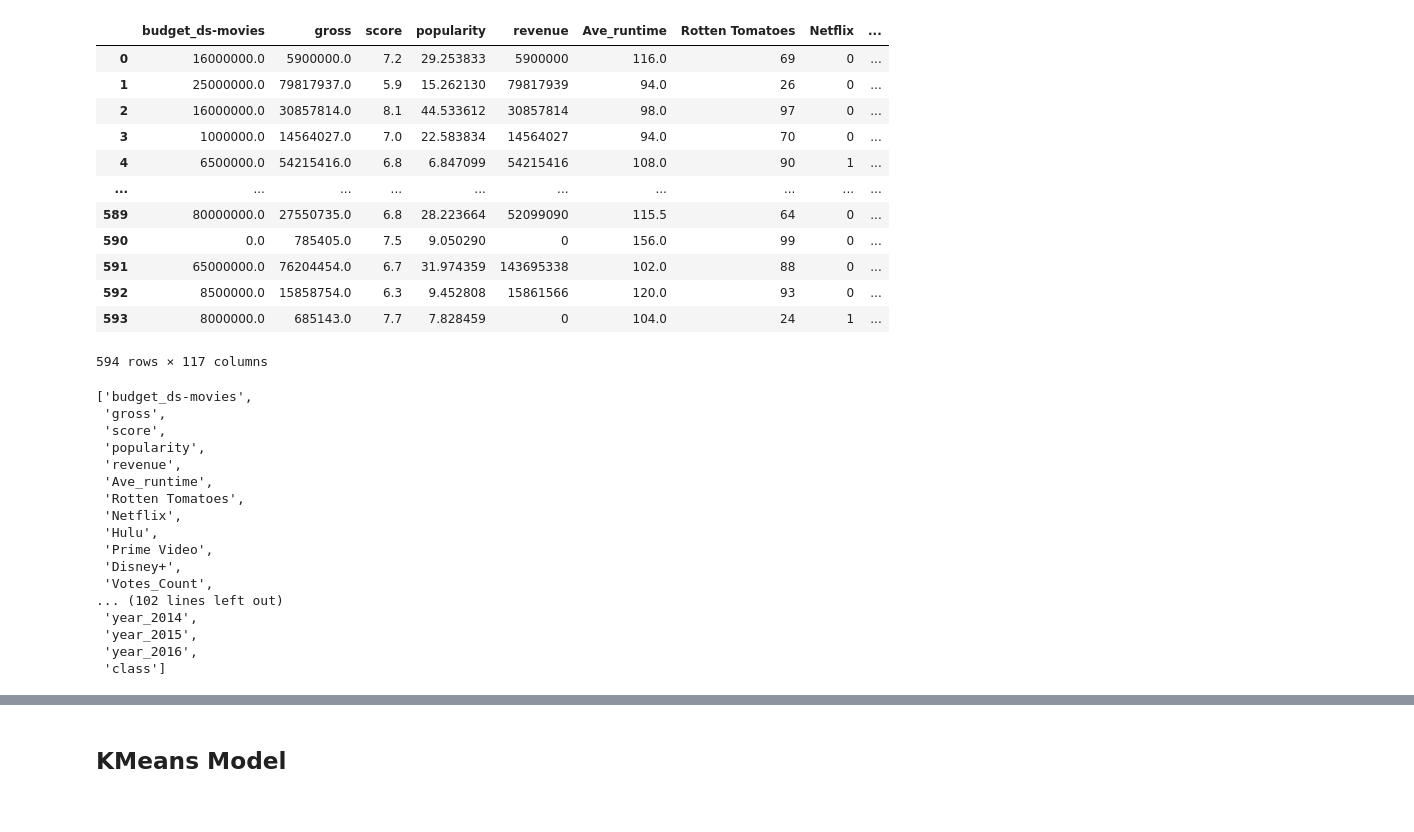
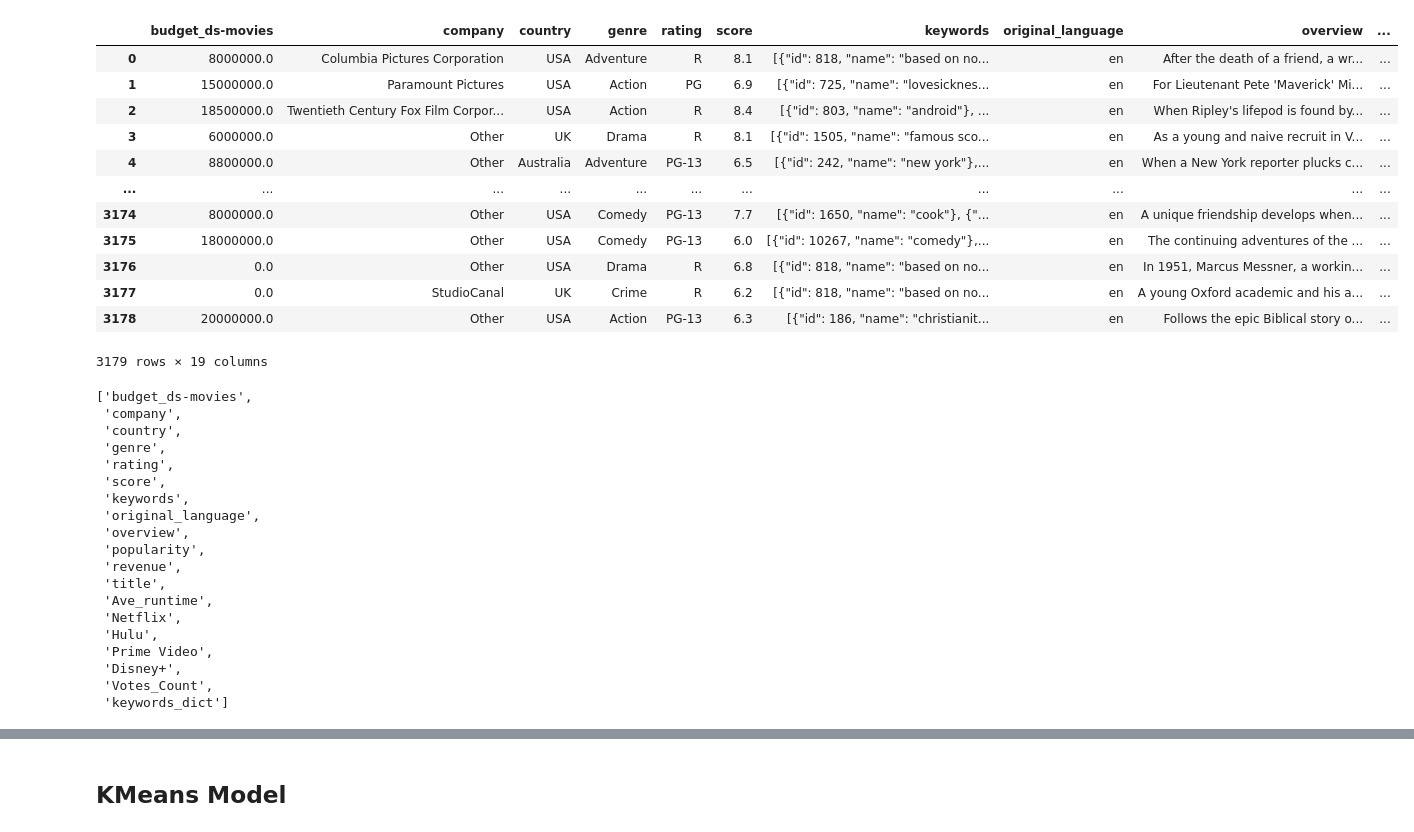
Before and after one commit to Daniel-Schroeder15/Movies_project, a Jupyter notebook: KMeans_Movies.ipynb, the cells around one changed output, grey strips where cells are left out. Saved outputs shown, nothing was run; the diff lists cells and outputs as text; code cells hidden in the pictures.

```diff
--- a/KMeans_Movies.ipynb
+++ b/KMeans_Movies.ipynb
@@ -10,39 +7,41 @@ from sklearn.cluster import KMeans
 # %%
 # Extracting final dataset for ML
-path = "Final_Movies_dataset.csv"
-movies_df = pd.read_csv(path)
-movies_df
+path = "Final_Datasets/Final_Movies_dataset.csv"
+movies_all_df = pd.read_csv(path)
+movies_all_df
 # %% [output]
-|  | budget_ds-movies | gross | score | popularity | revenue | Ave_runtime | Rotten Tomatoes | Netflix | ... |
-| 0 | 16000000.0 | 5900000.0 | 7.2 | 29.253833 | 5900000 | 116.0 | 69 | 0 | ... |
-| 1 | 25000000.0 | 79817937.0 | 5.9 | 15.262130 | 79817939 | 94.0 | 26 | 0 | ... |
-| 2 | 16000000.0 | 30857814.0 | 8.1 | 44.533612 | 30857814 | 98.0 | 97 | 0 | ... |
-| 3 | 1000000.0 | 14564027.0 | 7.0 | 22.583834 | 14564027 | 94.0 | 70 | 0 | ... |
-| 4 | 6500000.0 | 54215416.0 | 6.8 | 6.847099 | 54215416 | 108.0 | 90 | 1 | ... |
-| ... | ... | ... | ... | ... | ... | ... | ... | ... | ... |
-| 589 | 80000000.0 | 27550735.0 | 6.8 | 28.223664 | 52099090 | 115.5 | 64 | 0 | ... |
-| 590 | 0.0 | 785405.0 | 7.5 | 9.050290 | 0 | 156.0 | 99 | 0 | ... |
-| 591 | 65000000.0 | 76204454.0 | 6.7 | 31.974359 | 143695338 | 102.0 | 88 | 0 | ... |
-| 592 | 8500000.0 | 15858754.0 | 6.3 | 9.452808 | 15861566 | 120.0 | 93 | 0 | ... |
-| 593 | 8000000.0 | 685143.0 | 7.7 | 7.828459 | 0 | 104.0 | 24 | 1 | ... |
+|  | budget_ds-movies | company | country | genre | rating | score | keywords | original_language | overview | ... |
+| 0 | 8000000.0 | Columbia Pictures Corporation | USA | Adventure | R | 8.1 | [{"id": 818, "name": "based on no... | en | After the death of a friend, a wr... | ... |
+| 1 | 15000000.0 | Paramount Pictures | USA | Action | PG | 6.9 | [{"id": 725, "name": "lovesicknes... | en | For Lieutenant Pete 'Maverick' Mi... | ... |
+| 2 | 18500000.0 | Twentieth Century Fox Film Corpor... | USA | Action | R | 8.4 | [{"id": 803, "name": "android"}, ... | en | When Ripley's lifepod is found by... | ... |
+| 3 | 6000000.0 | Other | UK | Drama | R | 8.1 | [{"id": 1505, "name": "famous sco... | en | As a young and naive recruit in V... | ... |
+| 4 | 8800000.0 | Other | Australia | Adventure | PG-13 | 6.5 | [{"id": 242, "name": "new york"},... | en | When a New York reporter plucks c... | ... |
+| ... | ... | ... | ... | ... | ... | ... | ... | ... | ... | ... |
+| 3174 | 8000000.0 | Other | USA | Comedy | PG-13 | 7.7 | [{"id": 1650, "name": "cook"}, {"... | en | A unique friendship develops when... | ... |
+| 3175 | 18000000.0 | Other | USA | Comedy | PG-13 | 6.0 | [{"id": 10267, "name": "comedy"},... | en | The continuing adventures of the ... | ... |
+| 3176 | 0.0 | Other | USA | Drama | R | 6.8 | [{"id": 818, "name": "based on no... | en | In 1951, Marcus Messner, a workin... | ... |
+| 3177 | 0.0 | StudioCanal | UK | Crime | R | 6.2 | [{"id": 818, "name": "based on no... | en | A young Oxford academic and his a... | ... |
+| 3178 | 20000000.0 | Other | USA | Action | PG-13 | 6.3 | [{"id": 186, "name": "christianit... | en | Follows the epic Biblical story o... | ... |
-594 rows × 117 columns
+3179 rows × 19 columns
 # %%
-movies_df.columns.tolist()
+movies_all_df.columns.tolist()
 # %% [output]
 ['budget_ds-movies',
- 'gross',
+ 'company',
+ 'country',
+ 'genre',
+ 'rating',
  'score',
+ 'keywords',
+ 'original_language',
+ 'overview',
  'popularity',
  'revenue',
+ 'title',
  'Ave_runtime',
- 'Rotten Tomatoes',
  'Netflix',
  'Hulu',
  'Prime Video',
  'Disney+',
  'Votes_Count',
-... (102 lines left out)
- 'year_2014',
- 'year_2015',
- 'year_2016',
- 'class']
+ 'keywords_dict']
```
Also changed, not shown: parts of 21 cells of this notebook, 3 other files.
